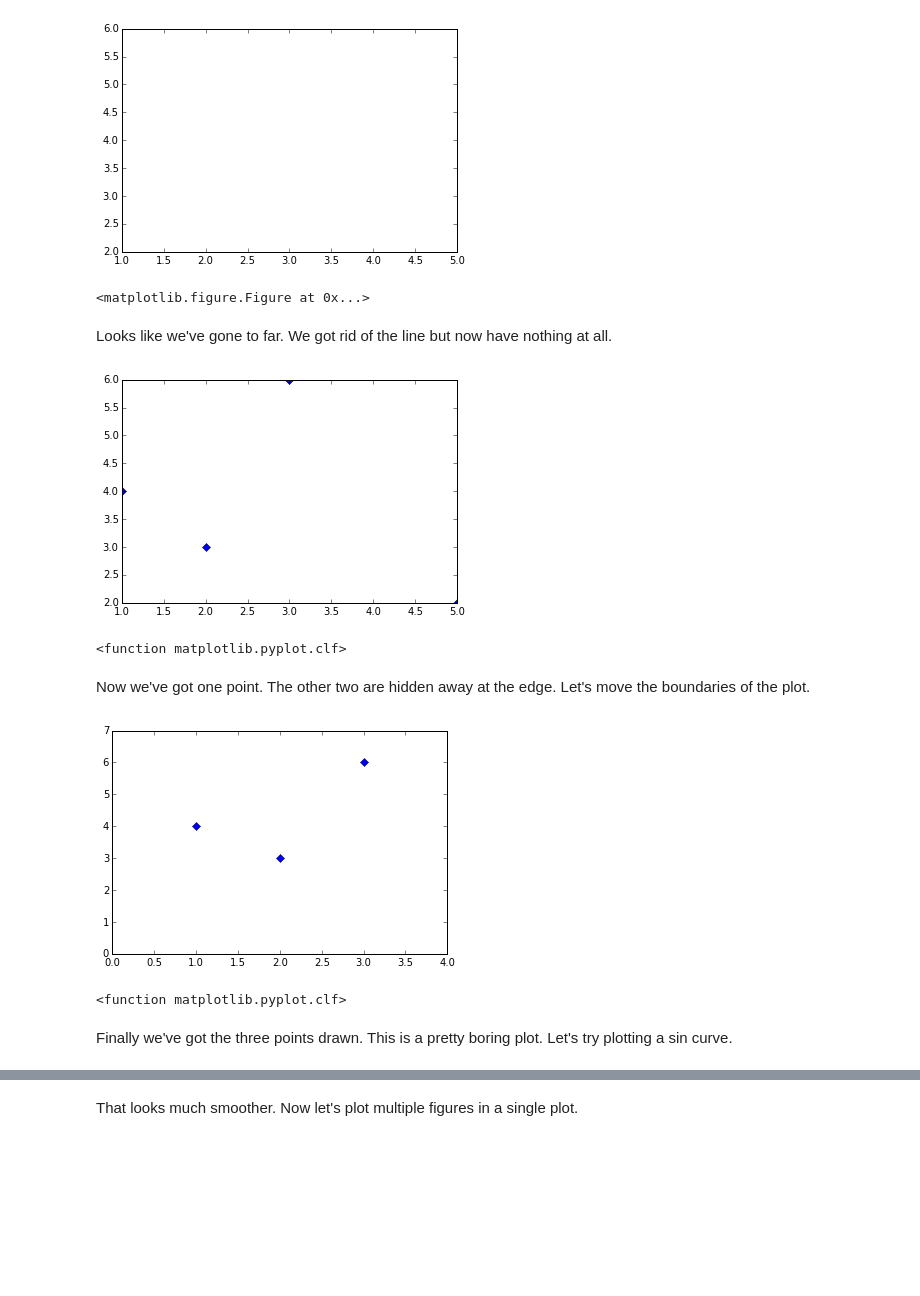
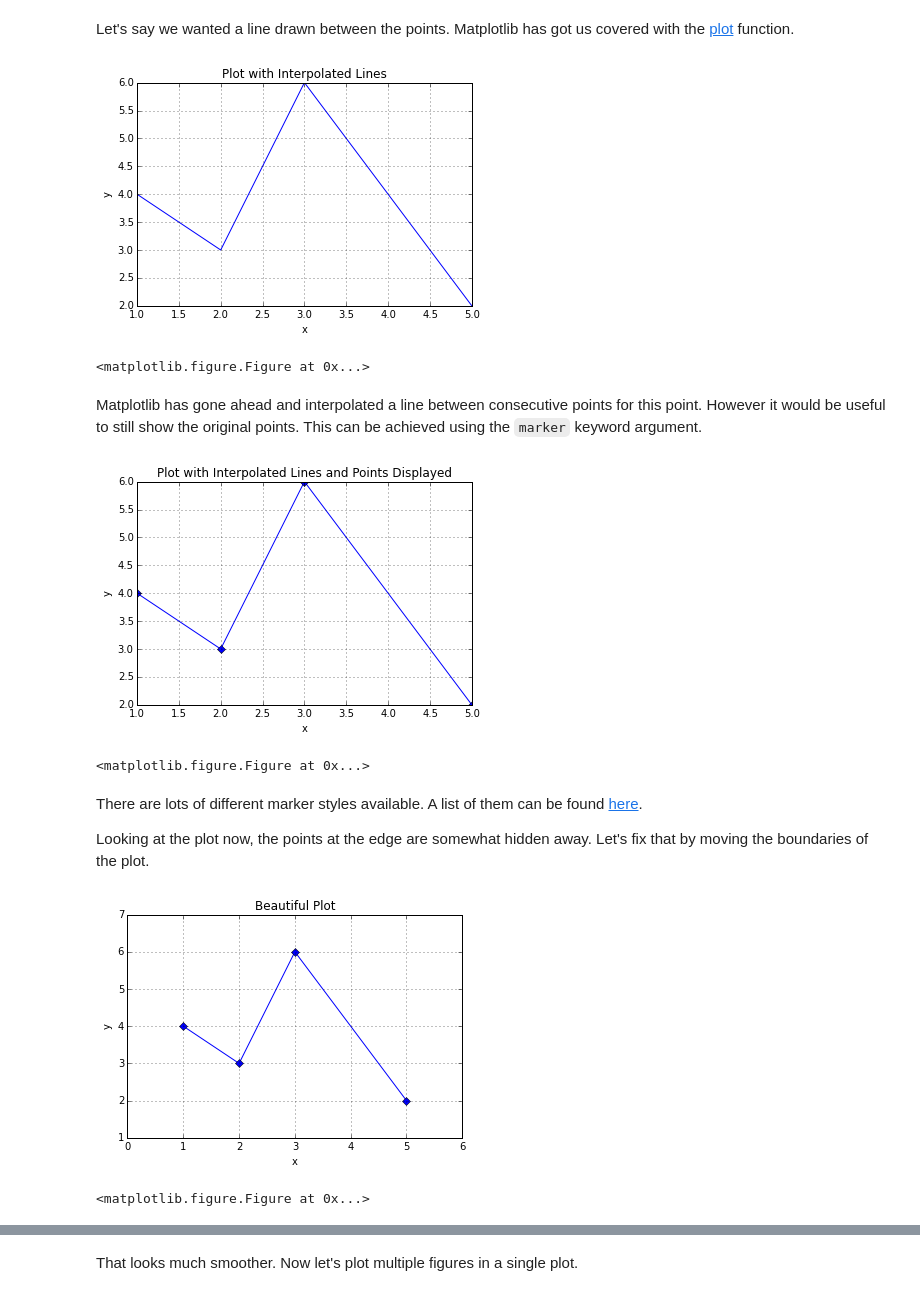
Before and after one commit to vbarua/PythonWorkshop, a Jupyter notebook: Plotting/1 - Plotting with Matplotlib.ipynb, the cells around one changed output, grey strips where cells are left out. Cells and saved outputs as stored; diff of their text form; code cells hidden in the pictures; blank space fills up the shorter version.

Commit message:
Basic plotting guide.

````diff
--- a/Plotting/1 - Plotting with Matplotlib.ipynb
+++ b/Plotting/1 - Plotting with Matplotlib.ipynb
@@ -25,29 +51,43 @@ However this plot isn't what we want. Matplotlib has gone ahead and interpolated
+# %% [markdown]
+Let's say we wanted a line drawn between the points. Matplotlib has got us covered with the [plot](http://matplotlib.org/api/pyplot_api.html#matplotlib.pyplot.plot) function.
 # %%
-plt.plot(x, y, ls='None')    #ls: Linestyle
+plt.plot(x, y)
+plt.xlabel("x")
+plt.ylabel("y")
+plt.title("Plot with Interpolated Lines")
+plt.grid()
 plt.show()
 plt.clf()
 # %% [output]
-[figure, old version]
+[figure, new version]
 <matplotlib.figure.Figure at 0x...>
-# %% [markdown]
-Looks like we've gone to far. We got rid of the line but now have nothing at all.
+# %% [markdown]
+Matplotlib has gone ahead and interpolated a line between consecutive points for this point. However it would be useful to still show the original points. This can be achieved using the ```marker``` keyword argument.
 # %%
-plt.plot(x, y, ls='None', marker="D")    # D is for diamond
+plt.plot(x, y, marker="D") # D is for diamond
+plt.xlabel("x")
+plt.ylabel("y")
+plt.title("Plot with Interpolated Lines and Points Displayed")
+plt.grid()
 plt.show()
-plt.clf
+plt.clf()
 # %% [output]
-[figure, old version]
+[figure, new version]
-<function matplotlib.pyplot.clf>
+<matplotlib.figure.Figure at 0x...>
-# %% [markdown]
-Now we've got one point. The other two are hidden away at the edge. Let's move the boundaries of the plot.
+# %% [markdown]
+There are lots of different marker styles available. A list of them can be found [here](http://matplotlib.org/api/markers_api.html#module-matplotlib.markers).
+
+Looking at the plot now, the points at the edge are somewhat hidden away. Let's fix that by moving the boundaries of the plot.
 # %%
-plt.plot(x, y, ls='None', marker="D")    # D is for diamond
-plt.xlim([0,4])    # Displays the x-axis from 0 to 4
-plt.ylim([0,7])    # Displays the y-axis from 0 to 7
+plt.plot(x, y, marker="D")
+plt.xlim([0,6])    # Displays the x-axis from 0 to 4
+plt.ylim([1,7])    # Displays the y-axis from 0 to 7
+plt.xlabel("x")
+plt.ylabel("y")
+plt.title("Beautiful Plot")
+plt.grid()
 plt.show()
-plt.clf
+plt.clf()
 # %% [output]
-[figure, old version]
+[figure, new version]
-<function matplotlib.pyplot.clf>
+<matplotlib.figure.Figure at 0x...>
-# %% [markdown]
-Finally we've got the three points drawn. This is a pretty boring plot. Let's try plotting a sin curve.
````
Also changed, not shown: parts of 23 cells of this notebook, 1 other file.
